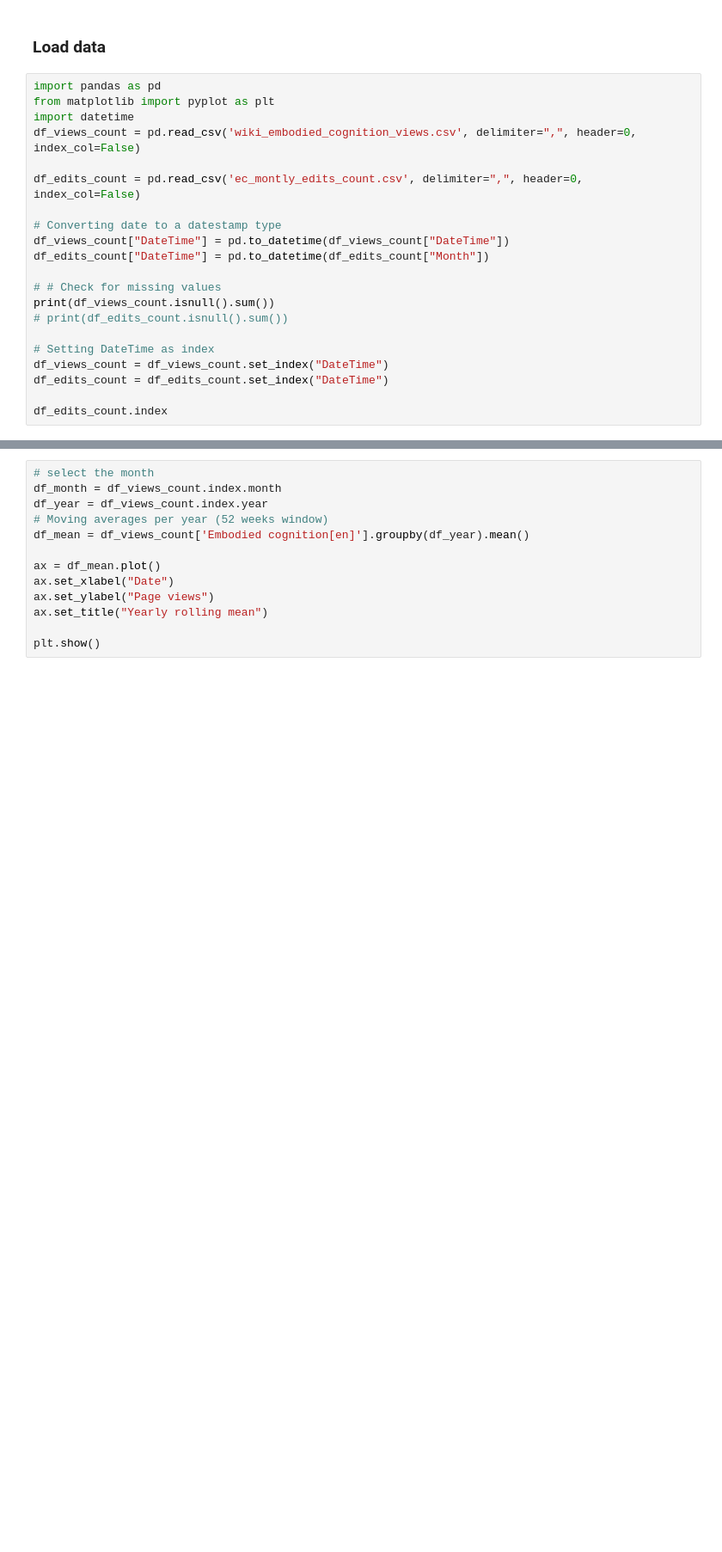
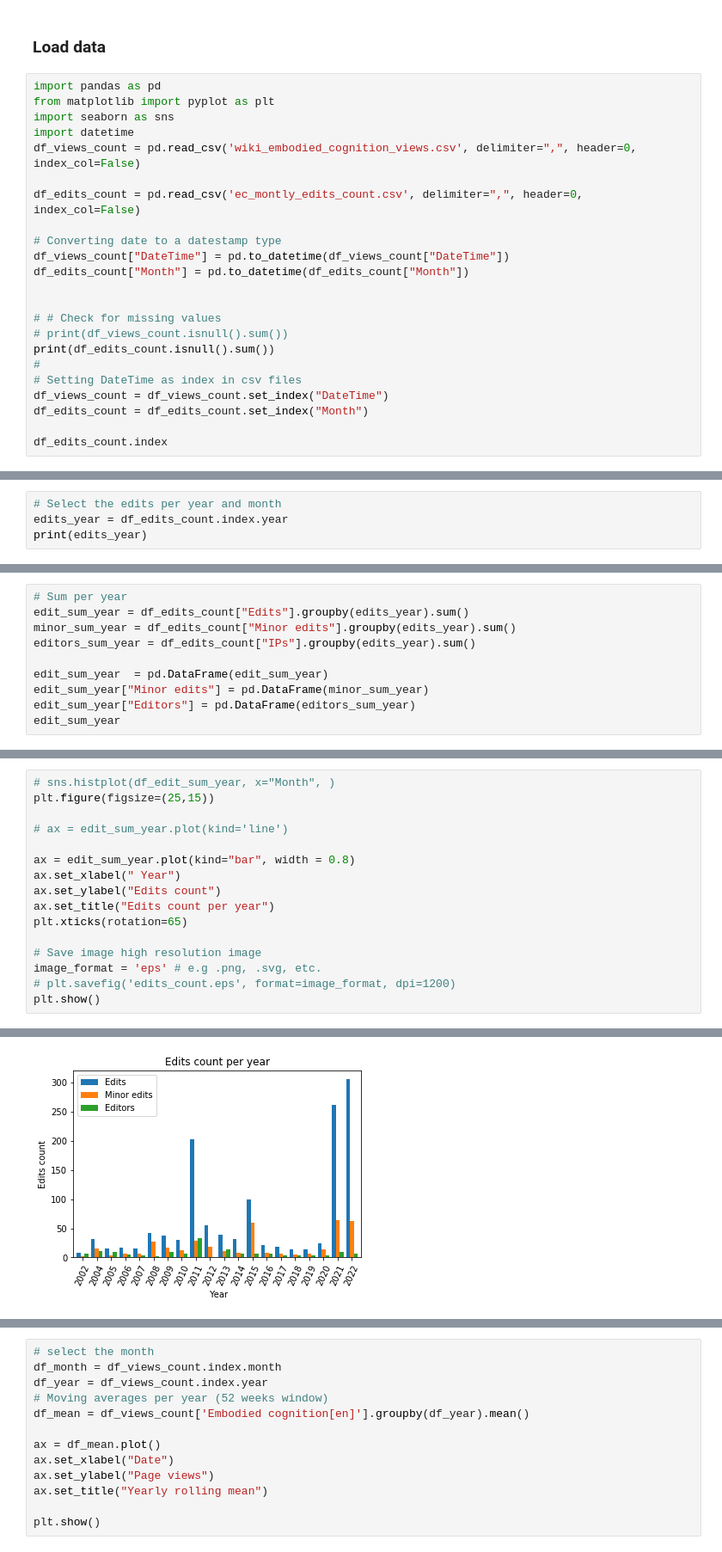
Before and after one commit to JohnMadrid/EC_env_images, a Jupyter notebook: WikiPageAnalysis/page_visits_analysis.ipynb, the cells around one changed output, grey strips where cells are left out. Shown at 86% size. Saved outputs shown, nothing was run; the diff lists cells and outputs as text; blank space fills up the shorter version.

```diff
--- a/page_visits_analysis.ipynb
+++ b/WikiPageAnalysis/page_visits_analysis.ipynb
@@ -6,6 +6,7 @@ In what follows, an analysis of the page edits and views count is done. The data
 # %%
 import pandas as pd
 from matplotlib import pyplot as plt
+import seaborn as sns
 import datetime
 df_views_count = pd.read_csv('wiki_embodied_cognition_views.csv', delimiter=",", header=0, index_col=False)
 
@@ -13,15 +14,16 @@ df_edits_count = pd.read_csv('ec_montly_edits_count.csv', delimiter=",", header=
 
 # Converting date to a datestamp type
 df_views_count["DateTime"] = pd.to_datetime(df_views_count["DateTime"])
-df_edits_count["DateTime"] = pd.to_datetime(df_edits_count["Month"])
+df_edits_count["Month"] = pd.to_datetime(df_edits_count["Month"])
+
 
 # # Check for missing values
-print(df_views_count.isnull().sum())
-# print(df_edits_count.isnull().sum())
-
-# Setting DateTime as index
+# print(df_views_count.isnull().sum())
+print(df_edits_count.isnull().sum())
+#
+# Setting DateTime as index in csv files
 df_views_count = df_views_count.set_index("DateTime")
-df_edits_count = df_edits_count.set_index("DateTime")
+df_edits_count = df_edits_count.set_index("Month")
 
 df_edits_count.index
 # %% [output]
@@ -40,0 +64,4 @@ DatetimeIndex(['2002-04-01', '2002-05-01', '2002-06-01', '2002-07-01',
+# %%
+# Select the edits per year and month
+edits_year = df_edits_count.index.year
+print(edits_year)
@@ -40,0 +73,10 @@ DatetimeIndex(['2002-04-01', '2002-05-01', '2002-06-01', '2002-07-01',
+# %%
+# Sum per year
+edit_sum_year = df_edits_count["Edits"].groupby(edits_year).sum()
+minor_sum_year = df_edits_count["Minor edits"].groupby(edits_year).sum()
+editors_sum_year = df_edits_count["IPs"].groupby(edits_year).sum()
+
+edit_sum_year  = pd.DataFrame(edit_sum_year)
+edit_sum_year["Minor edits"] = pd.DataFrame(minor_sum_year)
+edit_sum_year["Editors"] = pd.DataFrame(editors_sum_year)
+edit_sum_year
@@ -40,0 +102,17 @@ DatetimeIndex(['2002-04-01', '2002-05-01', '2002-06-01', '2002-07-01',
+# %%
+# sns.histplot(df_edit_sum_year, x="Month", )
+plt.figure(figsize=(25,15))
+
+# ax = edit_sum_year.plot(kind='line')
+
+ax = edit_sum_year.plot(kind="bar", width = 0.8)
+ax.set_xlabel(" Year")
+ax.set_ylabel("Edits count")
+ax.set_title("Edits count per year")
+plt.xticks(rotation=65)
+
+# Save image high resolution image
+image_format = 'eps' # e.g .png, .svg, etc.
+# plt.savefig('edits_count.eps', format=image_format, dpi=1200)
+plt.show()
+# %% [output]
@@ -40,0 +120 @@ DatetimeIndex(['2002-04-01', '2002-05-01', '2002-06-01', '2002-07-01',
+[figure, added]
```
Also changed, not shown: parts of 8 cells of this notebook, 3 other files.
